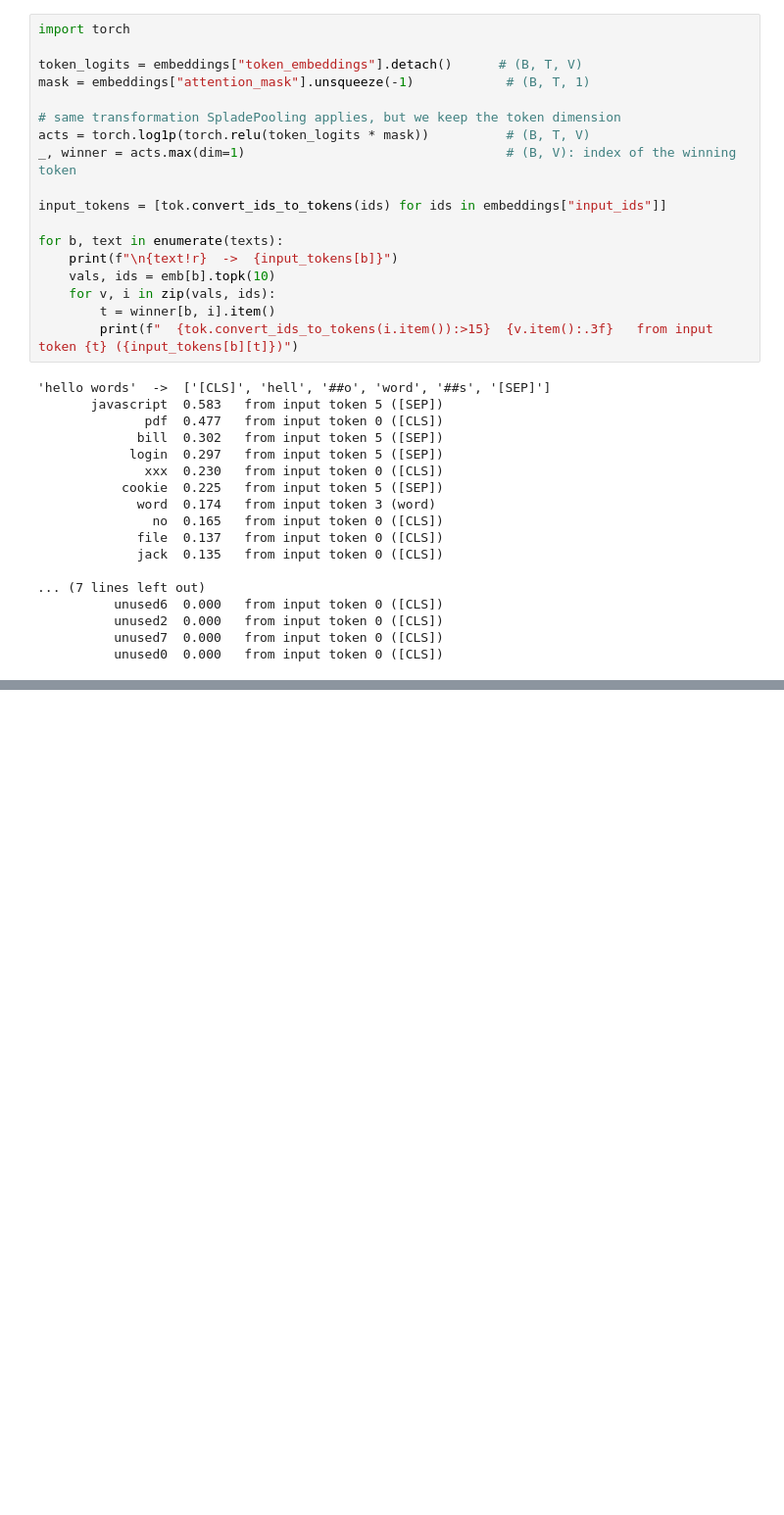
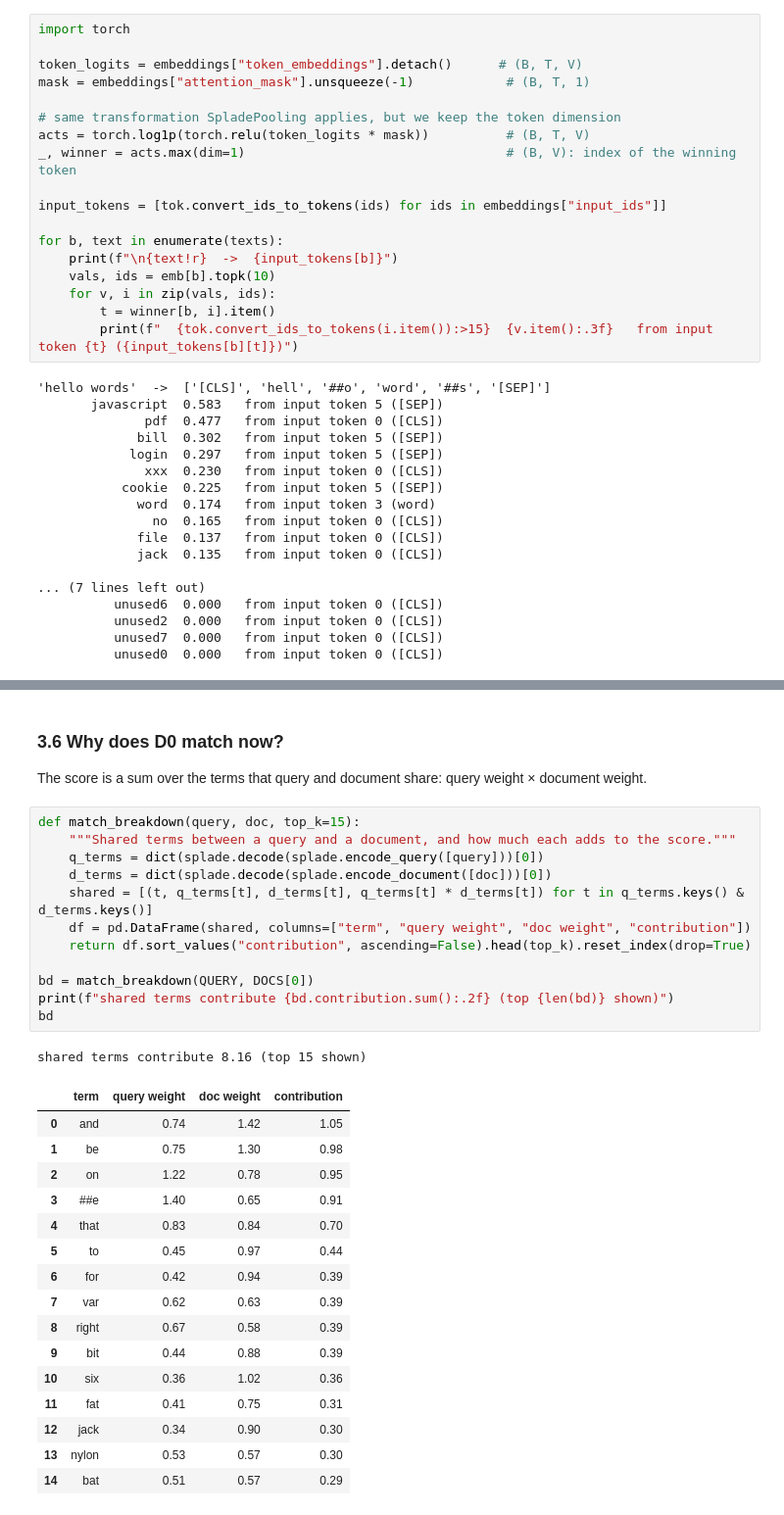
Before and after one commit to lopozz/ai-lectures, a Jupyter notebook: ir/L1.ipynb, the cells around one changed output, grey strips where cells are left out. Shown at 98% size. Saved outputs shown, nothing was run; the diff lists cells and outputs as text; blank space fills up the shorter version.

```diff
--- a/ir/L1.ipynb
+++ b/ir/L1.ipynb
@@ -151,0 +569,33 @@ for b, text in enumerate(texts):
+# %% [markdown]
+### 3.6 Why does D0 match now?
+The score is a sum over the terms that query and document share: query weight × document weight.
+# %%
+def match_breakdown(query, doc, top_k=15):
+    """Shared terms between a query and a document, and how much each adds to the score."""
+    q_terms = dict(splade.decode(splade.encode_query([query]))[0])
+    d_terms = dict(splade.decode(splade.encode_document([doc]))[0])
+    shared = [(t, q_terms[t], d_terms[t], q_terms[t] * d_terms[t]) for t in q_terms.keys() & d_terms.keys()]
+    df = pd.DataFrame(shared, columns=["term", "query weight", "doc weight", "contribution"])
+    return df.sort_values("contribution", ascending=False).head(top_k).reset_index(drop=True)
+
+bd = match_breakdown(QUERY, DOCS[0])
+print(f"shared terms contribute {bd.contribution.sum():.2f} (top {len(bd)} shown)")
+bd
+# %% [output]
+shared terms contribute 8.16 (top 15 shown)
+|  | term | query weight | doc weight | contribution |
+| 0 | and | 0.74 | 1.42 | 1.05 |
+| 1 | be | 0.75 | 1.30 | 0.98 |
+| 2 | on | 1.22 | 0.78 | 0.95 |
+| 3 | ##e | 1.40 | 0.65 | 0.91 |
+| 4 | that | 0.83 | 0.84 | 0.70 |
+| 5 | to | 0.45 | 0.97 | 0.44 |
+| 6 | for | 0.42 | 0.94 | 0.39 |
+| 7 | var | 0.62 | 0.63 | 0.39 |
+| 8 | right | 0.67 | 0.58 | 0.39 |
+| 9 | bit | 0.44 | 0.88 | 0.39 |
+| 10 | six | 0.36 | 1.02 | 0.36 |
+| 11 | fat | 0.41 | 0.75 | 0.31 |
+| 12 | jack | 0.34 | 0.90 | 0.30 |
+| 13 | nylon | 0.53 | 0.57 | 0.30 |
+| 14 | bat | 0.51 | 0.57 | 0.29 |
```
Also changed, not shown: parts of 62 cells of this notebook, 3 other files.
